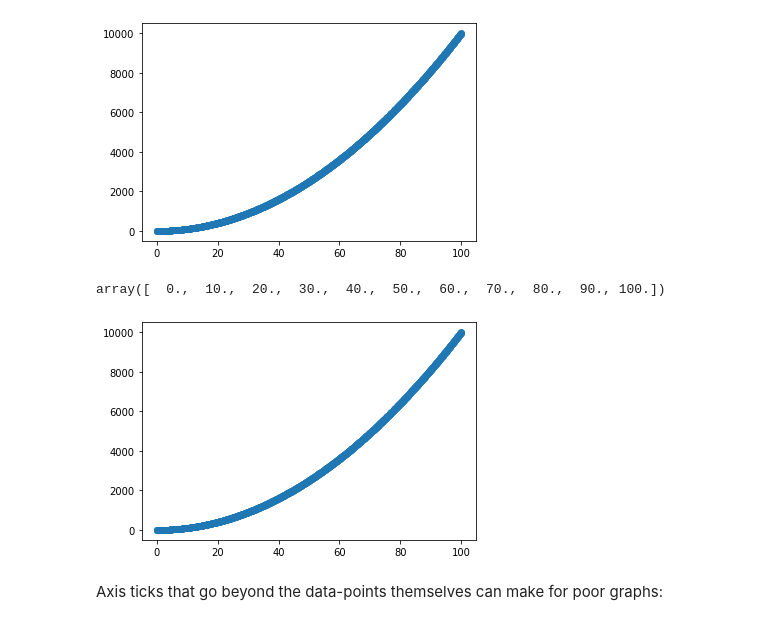
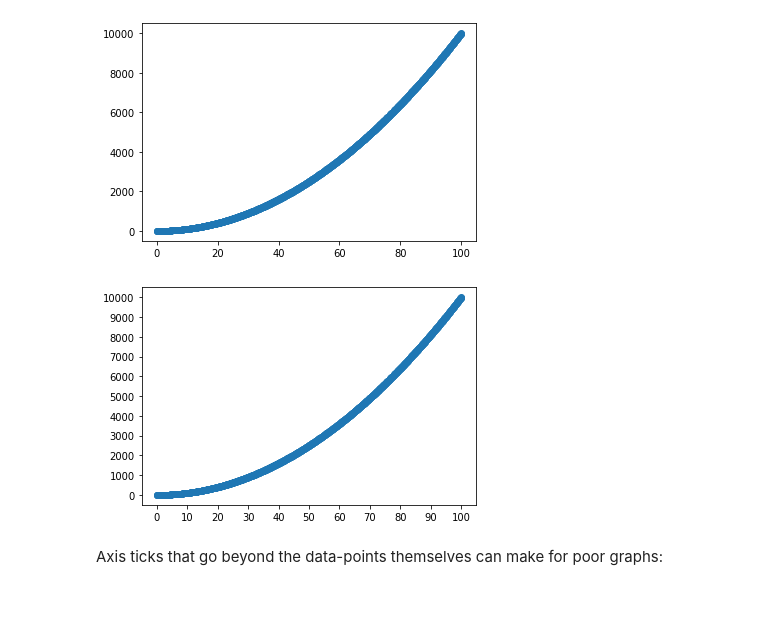
Before and after one commit to binhtd93/dsc-more-practice-with-matplotlib-hbs-ds-060120, a Jupyter notebook: index.ipynb, the cells around one changed output. Drawn from its saved outputs; the diff is of its cells as text; code cells hidden in the pictures.

```diff
--- a/index.ipynb
+++ b/index.ipynb
@@ -147,16 +147,15 @@ plt.scatter(x,y)
 # %%
 #The same plot with new axes ticks
 x = np.linspace(start=0, stop=100, num=10**3)
 y = [xi**2 for xi in x]
 plt.scatter(x,y)
 
-xticks = np.linspace(start=0, stop=100, num=11)
-yticks = np.linspace(start=0, stop=100**2, num=11)
+xticksa = np.linspace(start=0, stop=100, num=11)
+yticksa = np.linspace(start=0, stop=100**2, num=11)
 plt.xticks(xticks); #Adding a semicolon after the call will prevent extraneous input from being displayed
 plt.yticks(yticks);
 # %% [output]
-array([  0.,  10.,  20.,  30.,  40.,  50.,  60.,  70.,  80.,  90., 100.])
-[figure, old version]
+[figure, new version]
 # %% [markdown]
 Axis ticks that go beyond the data-points themselves can make for poor graphs:
 # %%
```
